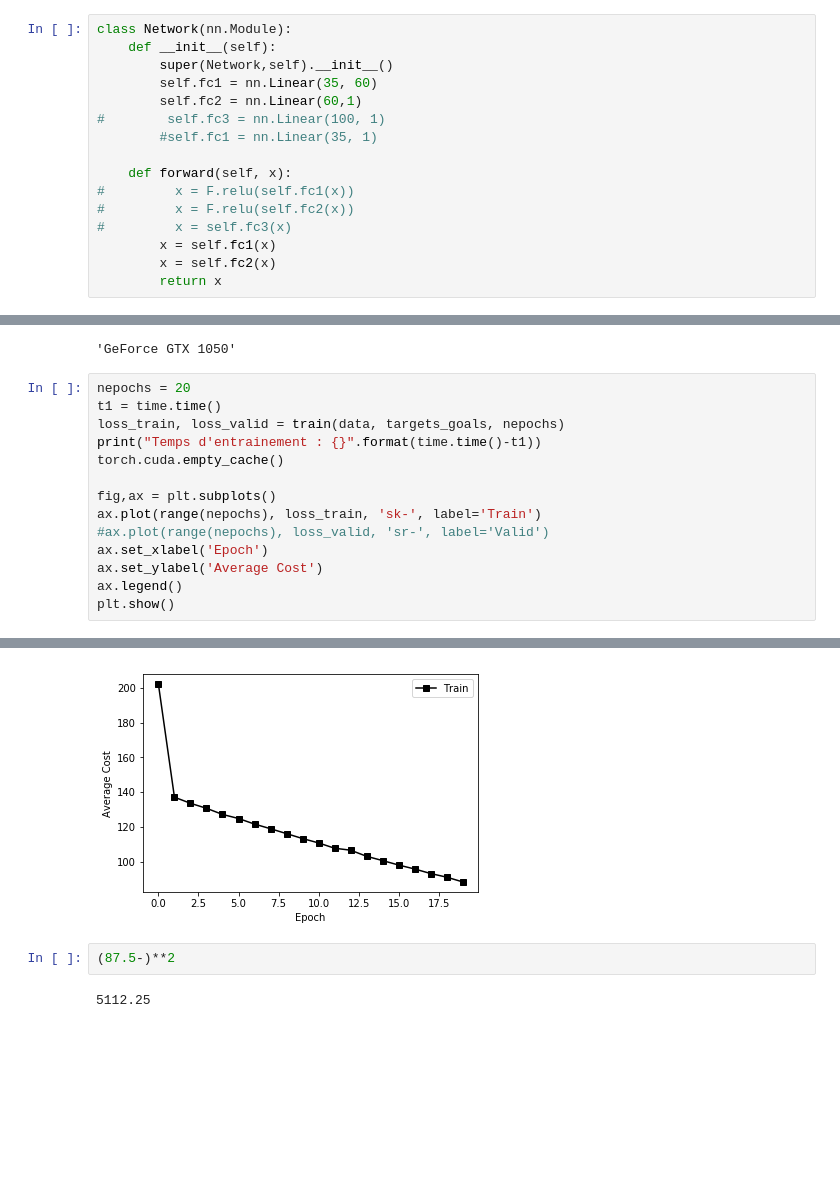
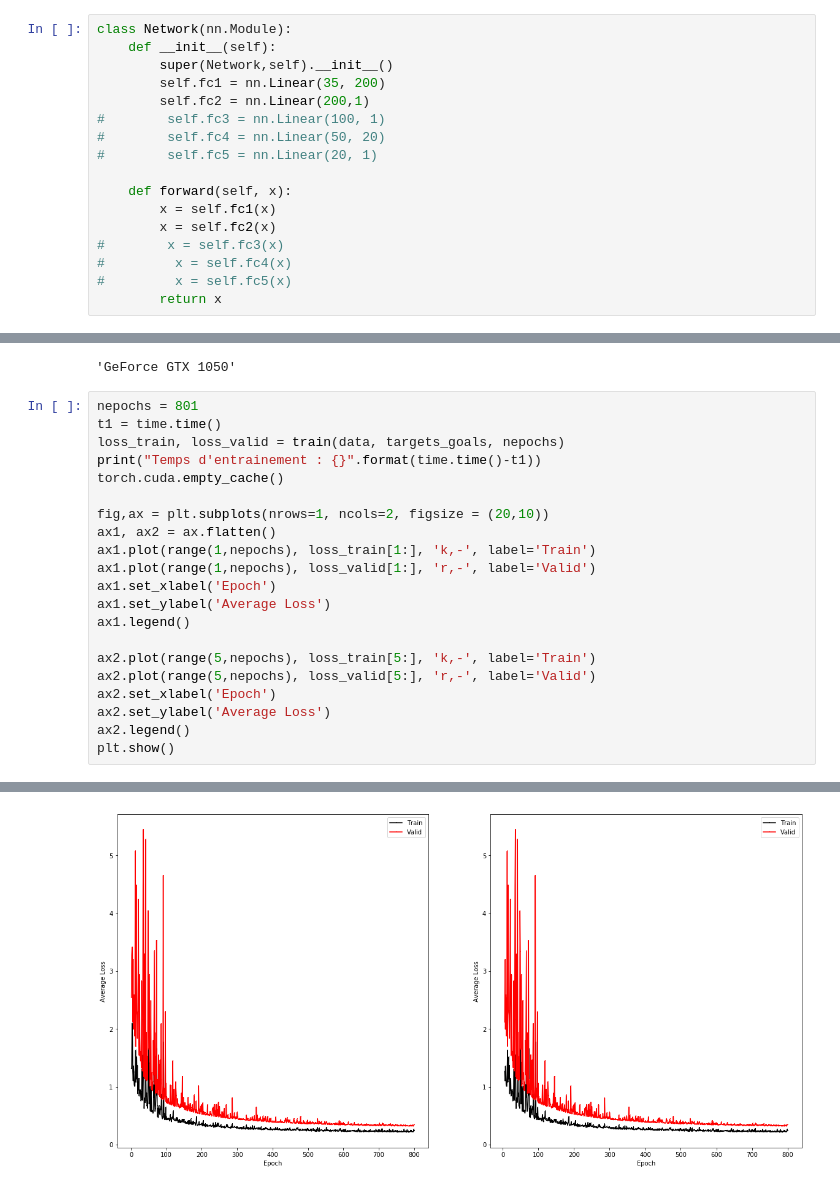
Before and after one commit to OMalenfantThuot/Projet_final_apprentissage_machine, a Jupyter notebook: MLP.ipynb, the cells around one changed output, grey strips where cells are left out. Drawn from its saved outputs; the diff is of its cells as text; blank space fills up the shorter version.

```diff
--- a/MLP.ipynb
+++ b/MLP.ipynb
@@ -65,17 +66,18 @@ import time
 class Network(nn.Module):
     def __init__(self):
         super(Network,self).__init__()
-        self.fc1 = nn.Linear(35, 60)
-        self.fc2 = nn.Linear(60,1)
+        self.fc1 = nn.Linear(35, 200)
+        self.fc2 = nn.Linear(200,1)
 #        self.fc3 = nn.Linear(100, 1)
-        #self.fc1 = nn.Linear(35, 1)
+#        self.fc4 = nn.Linear(50, 20)
+#        self.fc5 = nn.Linear(20, 1)
 
     def forward(self, x):
-#         x = F.relu(self.fc1(x))
-#         x = F.relu(self.fc2(x))
-#         x = self.fc3(x)
         x = self.fc1(x)
         x = self.fc2(x)
+#        x = self.fc3(x)
+#         x = self.fc4(x)
+#         x = self.fc5(x)
         return x
 # %%
 class hockey_dataset(torch.utils.data.dataset.Dataset):
@@ -159,18 +158,25 @@ torch.cuda.get_device_name(0)
 # %% [output]
 'GeForce GTX 1050'
 # %%
-nepochs = 20
+nepochs = 801
 t1 = time.time()
 loss_train, loss_valid = train(data, targets_goals, nepochs)
 print("Temps d'entrainement : {}".format(time.time()-t1))
 torch.cuda.empty_cache()
 
-fig,ax = plt.subplots()
-ax.plot(range(nepochs), loss_train, 'sk-', label='Train')
-#ax.plot(range(nepochs), loss_valid, 'sr-', label='Valid')
-ax.set_xlabel('Epoch')
-ax.set_ylabel('Average Cost')
-ax.legend()
+fig,ax = plt.subplots(nrows=1, ncols=2, figsize = (20,10))
+ax1, ax2 = ax.flatten()
+ax1.plot(range(1,nepochs), loss_train[1:], 'k,-', label='Train')
+ax1.plot(range(1,nepochs), loss_valid[1:], 'r,-', label='Valid')
+ax1.set_xlabel('Epoch')
+ax1.set_ylabel('Average Loss')
+ax1.legend()
+
+ax2.plot(range(5,nepochs), loss_train[5:], 'k,-', label='Train')
+ax2.plot(range(5,nepochs), loss_valid[5:], 'r,-', label='Valid')
+ax2.set_xlabel('Epoch')
+ax2.set_ylabel('Average Loss')
+ax2.legend()
 plt.show()
 # %% [output]
 Epoch: 0
@@ -193,5 +199 @@ Temps d'entrainement : 2.874210834503174
-[figure, old version]
+[figure, new version]
-# %%
-(87.5-)**2
-# %% [output]
-5112.25
```
Also changed, not shown: parts of 8 cells of this notebook, 2 other files.
